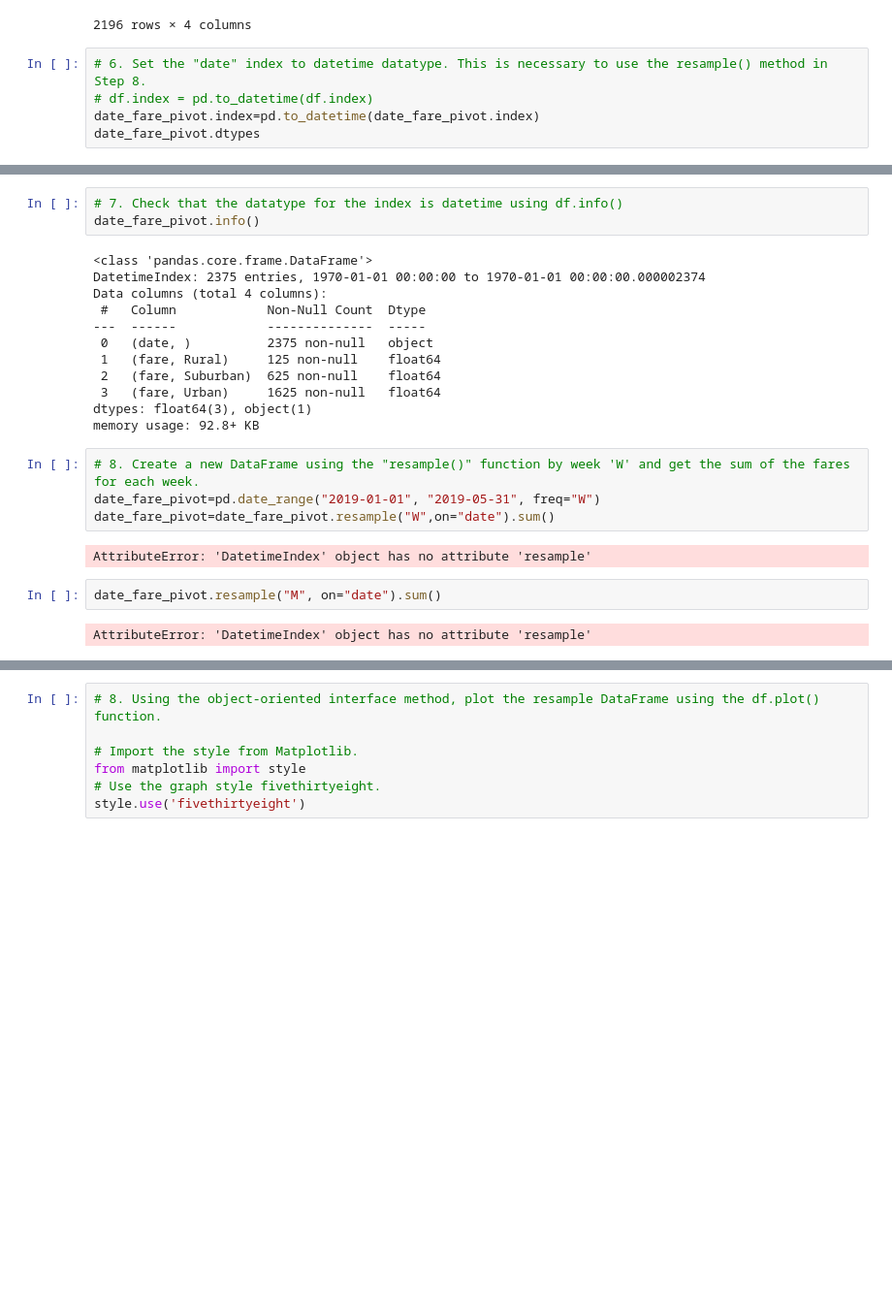
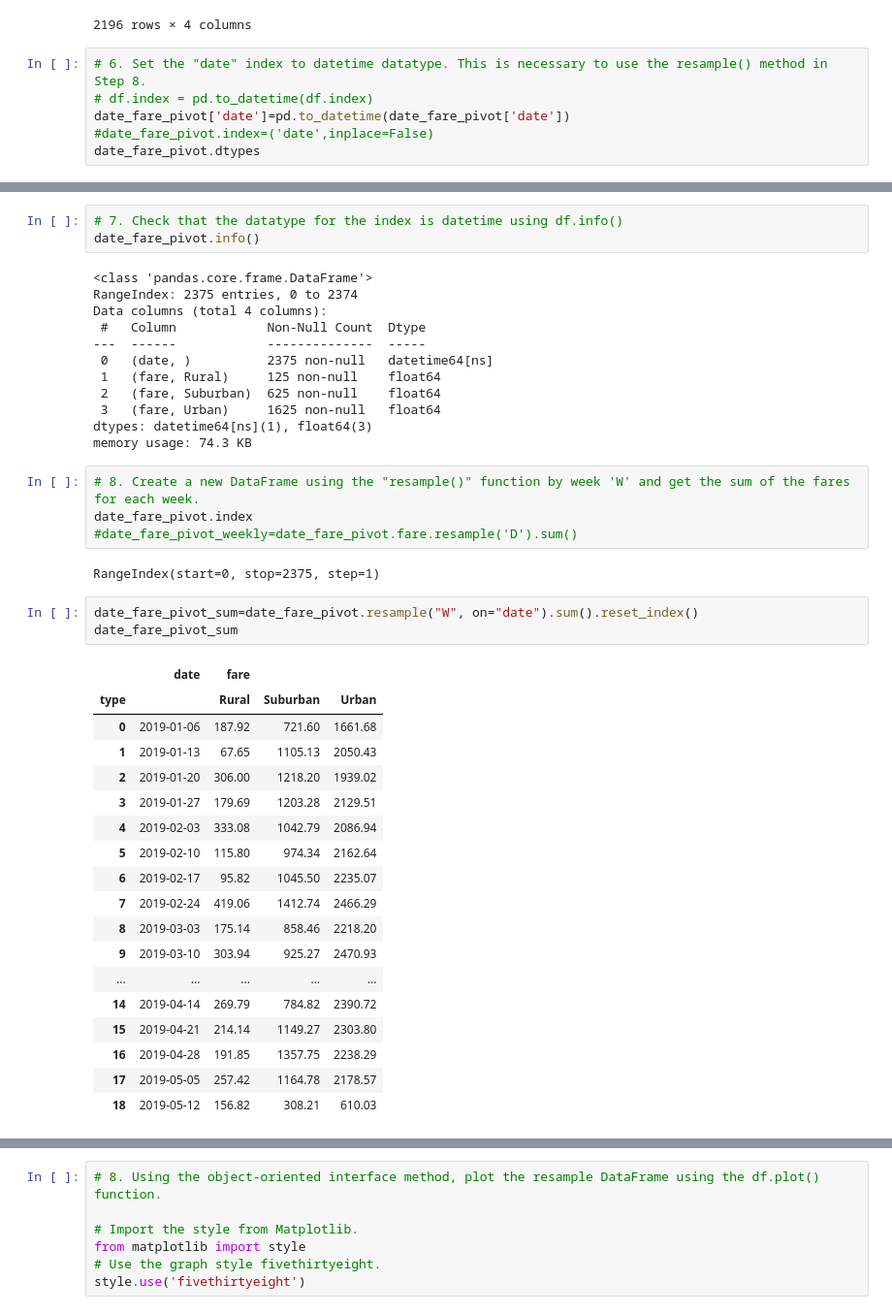
Before and after one commit to iparxan/Module_5_Challenge, a Jupyter notebook: PyBer_Challenge.ipynb, the cells around one changed output, grey strips where cells are left out. Shown: that part at 97% size. Drawn from its saved outputs; the diff is of its cells as text; blank space fills up the shorter version.

```diff
--- a/PyBer_Challenge.ipynb
+++ b/PyBer_Challenge.ipynb
@@ -230,7 +241,8 @@ date_range_df
 # %%
 # 6. Set the "date" index to datetime datatype. This is necessary to use the resample() method in Step 8.
 # df.index = pd.to_datetime(df.index)
-date_fare_pivot.index=pd.to_datetime(date_fare_pivot.index)
+date_fare_pivot['date']=pd.to_datetime(date_fare_pivot['date'])
+#date_fare_pivot.index=('date',inplace=False)
 date_fare_pivot.dtypes
 # %% [output]
       type
@@ -244,23 +256,41 @@ dtype: object
 date_fare_pivot.info()
 # %% [output]
 <class 'pandas.core.frame.DataFrame'>
-DatetimeIndex: 2375 entries, 1970-01-01 00:00:00 to 1970-01-01 00:00:00.000002374
+RangeIndex: 2375 entries, 0 to 2374
 Data columns (total 4 columns):
  #   Column            Non-Null Count  Dtype
 ---  ------            --------------  -----
- 0   (date, )          2375 non-null   object
+ 0   (date, )          2375 non-null   datetime64[ns]
  1   (fare, Rural)     125 non-null    float64
  2   (fare, Suburban)  625 non-null    float64
  3   (fare, Urban)     1625 non-null   float64
-dtypes: float64(3), object(1)
-memory usage: 92.8+ KB
+dtypes: datetime64[ns](1), float64(3)
+memory usage: 74.3 KB
 # %%
 # 8. Create a new DataFrame using the "resample()" function by week 'W' and get the sum of the fares for each week.
-date_fare_pivot=pd.date_range("2019-01-01", "2019-05-31", freq="W")
-date_fare_pivot=date_fare_pivot.resample("W",on="date").sum()
+date_fare_pivot.index
+#date_fare_pivot_weekly=date_fare_pivot.fare.resample('D').sum()
 # %% [output]
-AttributeError: 'DatetimeIndex' object has no attribute 'resample'
+RangeIndex(start=0, stop=2375, step=1)
 # %%
-date_fare_pivot.resample("M", on="date").sum()
+date_fare_pivot_sum=date_fare_pivot.resample("W", on="date").sum().reset_index()
+date_fare_pivot_sum
 # %% [output]
-AttributeError: 'DatetimeIndex' object has no attribute 'resample'
+|  | date | fare |  |  |
+| type |  | Rural | Suburban | Urban |
+| 0 | 2019-01-06 | 187.92 | 721.60 | 1661.68 |
+| 1 | 2019-01-13 | 67.65 | 1105.13 | 2050.43 |
+| 2 | 2019-01-20 | 306.00 | 1218.20 | 1939.02 |
+| 3 | 2019-01-27 | 179.69 | 1203.28 | 2129.51 |
+| 4 | 2019-02-03 | 333.08 | 1042.79 | 2086.94 |
+| 5 | 2019-02-10 | 115.80 | 974.34 | 2162.64 |
+| 6 | 2019-02-17 | 95.82 | 1045.50 | 2235.07 |
+| 7 | 2019-02-24 | 419.06 | 1412.74 | 2466.29 |
+| 8 | 2019-03-03 | 175.14 | 858.46 | 2218.20 |
+| 9 | 2019-03-10 | 303.94 | 925.27 | 2470.93 |
+| ... | ... | ... | ... | ... |
+| 14 | 2019-04-14 | 269.79 | 784.82 | 2390.72 |
+| 15 | 2019-04-21 | 214.14 | 1149.27 | 2303.80 |
+| 16 | 2019-04-28 | 191.85 | 1357.75 | 2238.29 |
+| 17 | 2019-05-05 | 257.42 | 1164.78 | 2178.57 |
+| 18 | 2019-05-12 | 156.82 | 308.21 | 610.03 |
```
Also changed, not shown: parts of 5 cells of this notebook.
